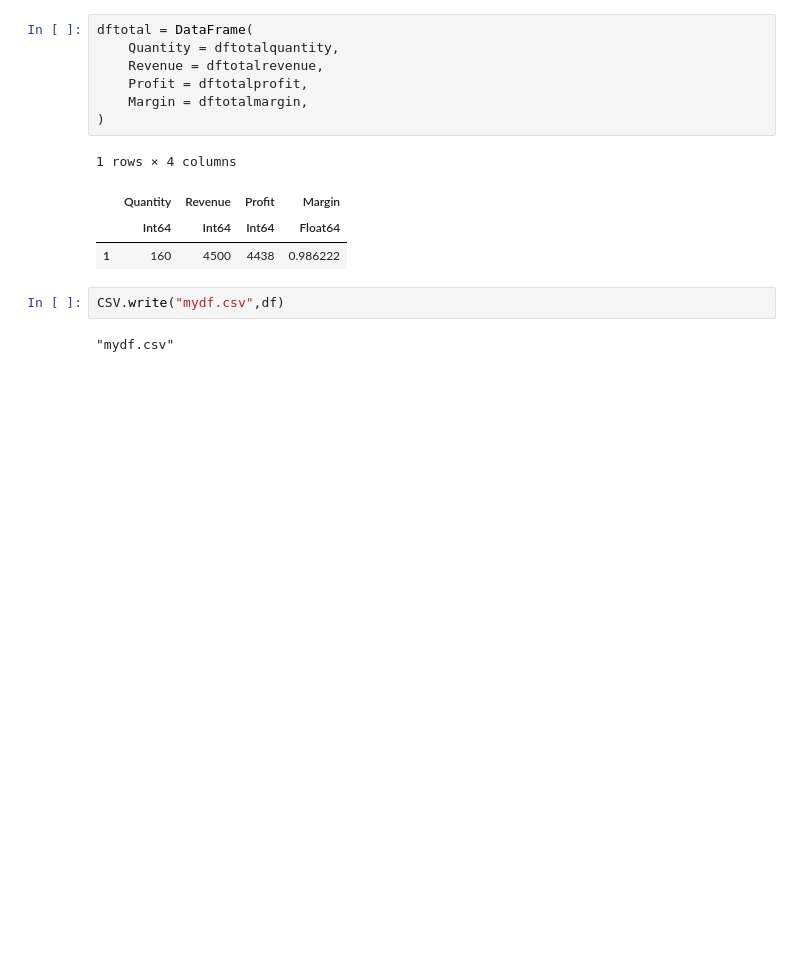
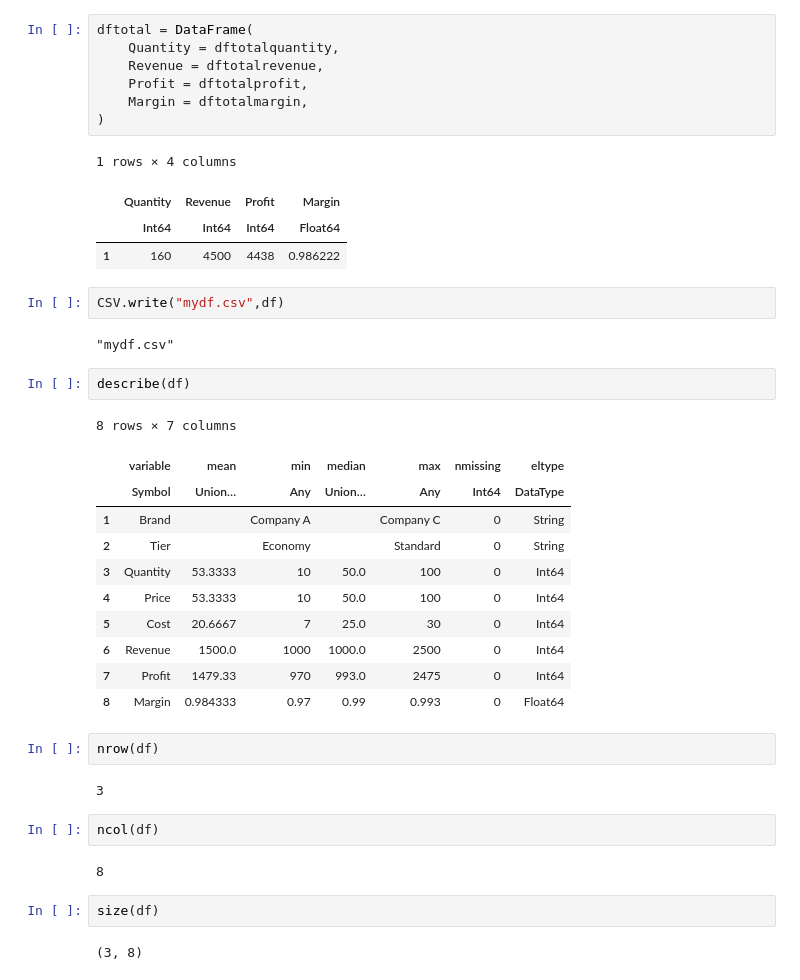
Before and after one commit to richardgu26zj/git_demo, a Jupyter notebook: financial_data_analysis/Julia_Tutorial1.ipynb, the cells around one changed output. Cells and saved outputs as stored; diff of their text form; blank space fills up the shorter version.

```diff
--- a/financial_data_analysis/Julia_Tutorial1.ipynb
+++ b/financial_data_analysis/Julia_Tutorial1.ipynb
@@ -315,3 +315,29 @@ dftotal = DataFrame(
 CSV.write("mydf.csv",df)
 # %% [output]
 "mydf.csv"
+# %%
+describe(df)
+# %% [output]
+8 rows × 7 columns
+|  | variable | mean | min | median | max | nmissing | eltype |
+|  | Symbol | Union… | Any | Union… | Any | Int64 | DataType |
+| 1 | Brand |  | Company A |  | Company C | 0 | String |
+| 2 | Tier |  | Economy |  | Standard | 0 | String |
+| 3 | Quantity | 53.3333 | 10 | 50.0 | 100 | 0 | Int64 |
+| 4 | Price | 53.3333 | 10 | 50.0 | 100 | 0 | Int64 |
+| 5 | Cost | 20.6667 | 7 | 25.0 | 30 | 0 | Int64 |
+| 6 | Revenue | 1500.0 | 1000 | 1000.0 | 2500 | 0 | Int64 |
+| 7 | Profit | 1479.33 | 970 | 993.0 | 2475 | 0 | Int64 |
+| 8 | Margin | 0.984333 | 0.97 | 0.99 | 0.993 | 0 | Float64 |
+# %%
+nrow(df)
+# %% [output]
+3
+# %%
+ncol(df)
+# %% [output]
+8
+# %%
+size(df)
+# %% [output]
+(3, 8)
```
Also changed, not shown: parts of 19 cells of this notebook.
